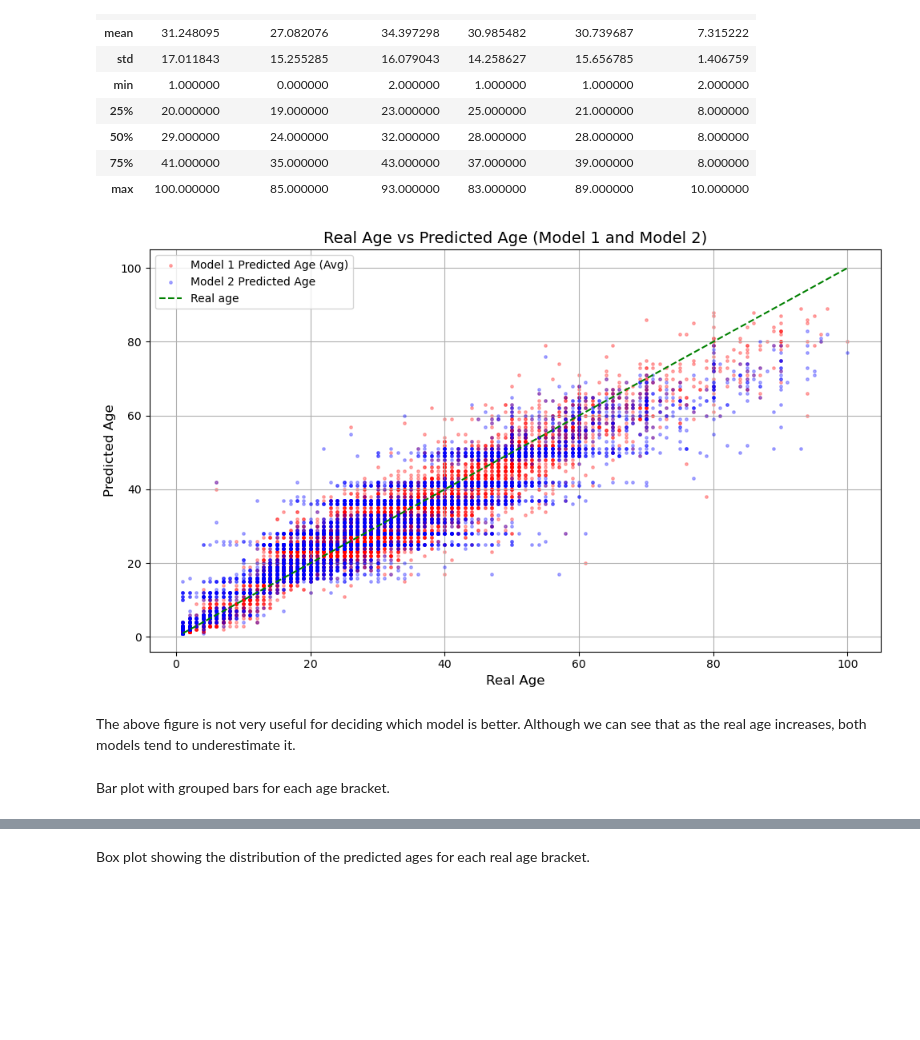
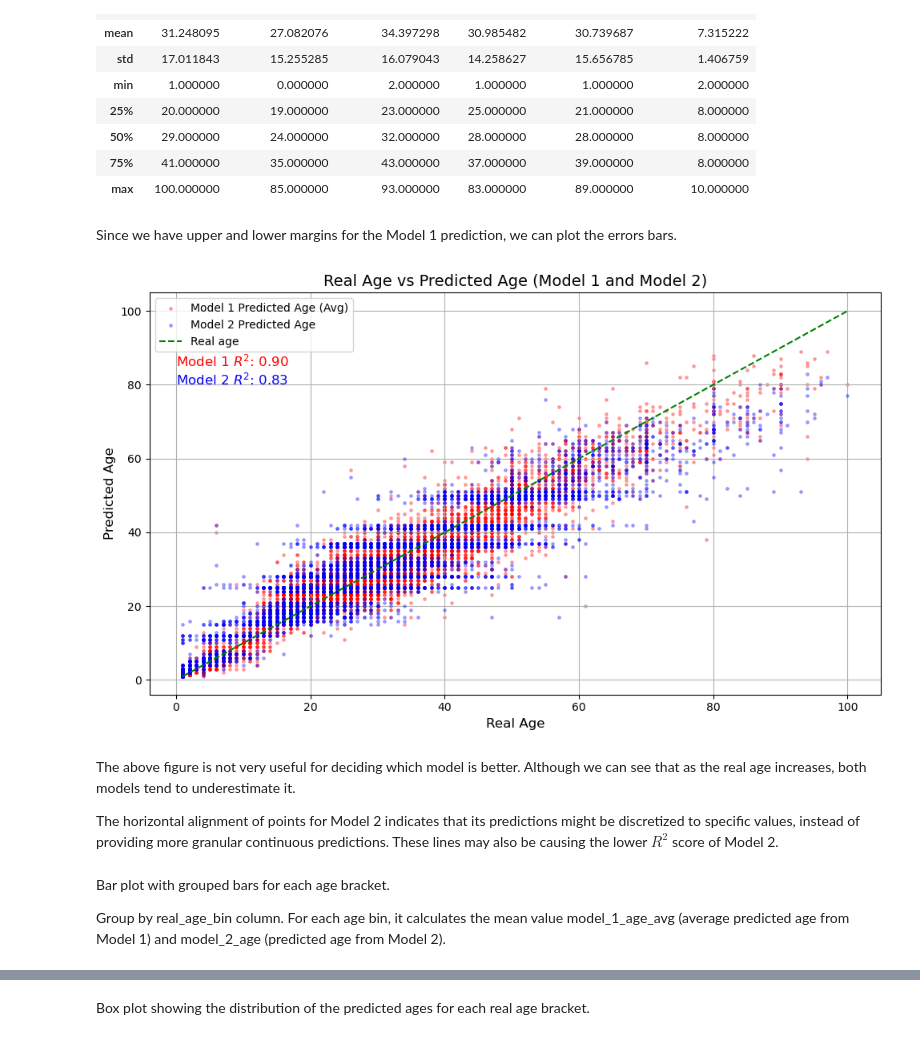
Before and after one commit to MartinezAgullo/TechChallenge_TrustStamp, a Jupyter notebook: assignment_1_analysis_report/Assignment1_AnalysisReport.ipynb, the cells around one changed output, grey strips where cells are left out. Cells and saved outputs as stored; diff of their text form; code cells hidden in the pictures; blank space fills up the shorter version.

```diff
--- a/assignment_1_analysis_report/Assignment1_AnalysisReport.ipynb
+++ b/assignment_1_analysis_report/Assignment1_AnalysisReport.ipynb
@@ -169,45 +202,64 @@ merged_df.describe()
 | 50% | 29.000000 | 24.000000 | 32.000000 | 28.000000 | 28.000000 | 8.000000 |
 | 75% | 41.000000 | 35.000000 | 43.000000 | 37.000000 | 39.000000 | 8.000000 |
 | max | 100.000000 | 85.000000 | 93.000000 | 83.000000 | 89.000000 | 10.000000 |
+# %% [markdown]
+Since we have upper and lower margins for the Model 1 prediction, we can plot the errors bars.
 # %%
+from sklearn.metrics import r2_score
+
+# Calculate R^2 for Model 1 and Model 2
+r2_model_1 = r2_score(merged_df['real_age'], merged_df['model_1_age_avg'])
+r2_model_2 = r2_score(merged_df['real_age'], merged_df['model_2_age'])
+
 # Create the scatter plot
 plt.figure(figsize=(10, 6))
 
-# Plot model_1 predicted ages (average of min and max) with error bars
-#plt.errorbar(merged_df['real_age'], merged_df['model_1_age_avg'],
-#             yerr=merged_df['model_1_age_error'] / 2, fmt='o',
-#             color='red', label='Model 1 Predicted Age (Avg)',
-#             ecolor='lightgray', elinewidth=2, capsize=4, zorder=1, alpha=0.2)
 
-plt.scatter(merged_df['real_age'], merged_df['model_1_age_avg'],
-            color='red', label='Model 1 Predicted Age (Avg)', zorder=1, alpha=0.3, s=6)
+plot_errorbar = False
+if plot_errorbar:
+    # Plot model_1 predicted ages (average of min and max) with error bars
+    plt.errorbar(merged_df['real_age'], merged_df['model_1_age_avg'],
+                 yerr=merged_df['model_1_age_error'] / 2, fmt='o',
+                 color='red', label='Model 1 Predicted Age (Avg)',
+                 ecolor='lightgray', elinewidth=2, capsize=4, zorder=1, alpha=0.2)
+else:
+    plt.scatter(merged_df['real_age'], merged_df['model_1_age_avg'],
+                color='red', label='Model 1 Predicted Age (Avg)', zorder=1, alpha=0.3, s=6)
 
 # Plot model_2 predicted ages
 plt.scatter(merged_df['real_age'], merged_df['model_2_age'],
             color='blue', label='Model 2 Predicted Age', zorder=2, alpha=0.3, s=6)
 
 
 # Add a line y = x for reference
 plt.plot([merged_df['real_age'].min(), merged_df['real_age'].max()],
          [merged_df['real_age'].min(), merged_df['real_age'].max()],
          color='green', linestyle='--', label='Real age', zorder=3)
+
+# Display the R^2 coefficients on the plot
+plt.text(0, 85, f'Model 1 $R^2$: {r2_model_1:.2f}', color='red', fontsize=12)
+plt.text(0, 80, f'Model 2 $R^2$: {r2_model_2:.2f}', color='blue', fontsize=12)
+
+
 
 # Set plot labels and title
 plt.xlabel('Real Age', fontsize=12)
 plt.ylabel('Predicted Age', fontsize=12)
 plt.title('Real Age vs Predicted Age (Model 1 and Model 2)', fontsize=14)
 
 # Show the legend
 plt.legend()
 
 # Display the plot
 plt.tight_layout()
 plt.grid()
 plt.show()
 # %% [output]
-[figure, old version]
+[figure, new version]
 # %% [markdown]
 The above figure is not very useful for deciding which model is better. Although we can see that as the real age increases, both models tend to underestimate it.
+
+The horizontal alignment of points for Model 2 indicates that its predictions might be discretized to specific values, instead of providing more granular continuous predictions. These lines may also be causing the lower $R^2$ score of Model 2.
 # %%
 # Apply age brackets
 
@@ -240,8 +292,10 @@ merged_df['model_1_age_avg_bin'] = pd.cut(merged_df['model_1_age_avg'], bins=bin
 #plt.legend()
 #plt.tight_layout()
 #plt.show()
-# %% [markdown]
-Bar plot with grouped bars for each age bracket.
+# %% [markdown]
+Bar plot with grouped bars for each age bracket.
+
+Group by real_age_bin column. For each age bin, it calculates the mean value model_1_age_avg (average predicted age from Model 1) and model_2_age (predicted age from Model 2).
 # %%
 # Calculate the mean predicted age for each bin
 grouped = merged_df.groupby('real_age_bin').agg({
```
Also changed, not shown: parts of 14 cells of this notebook, 19 other files.
